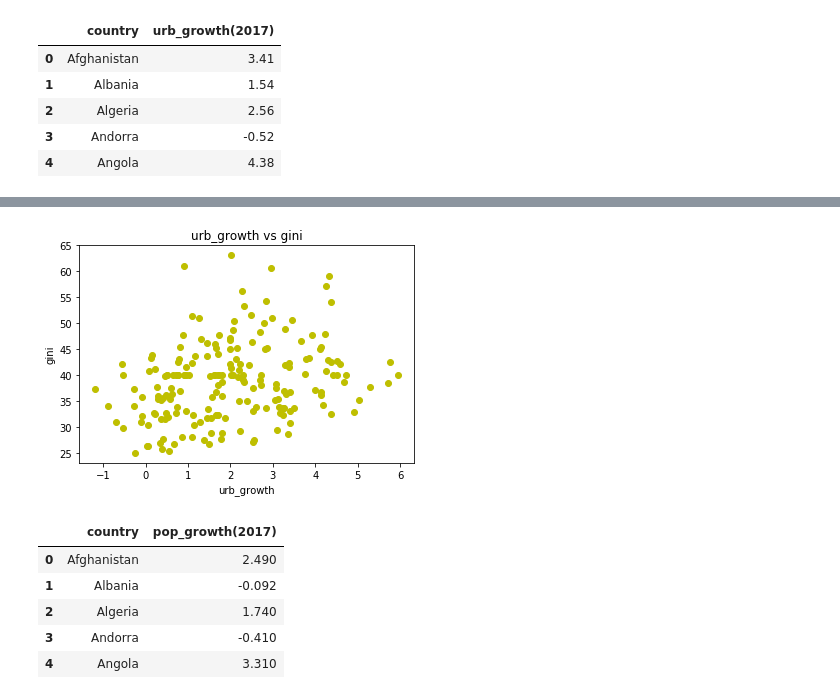
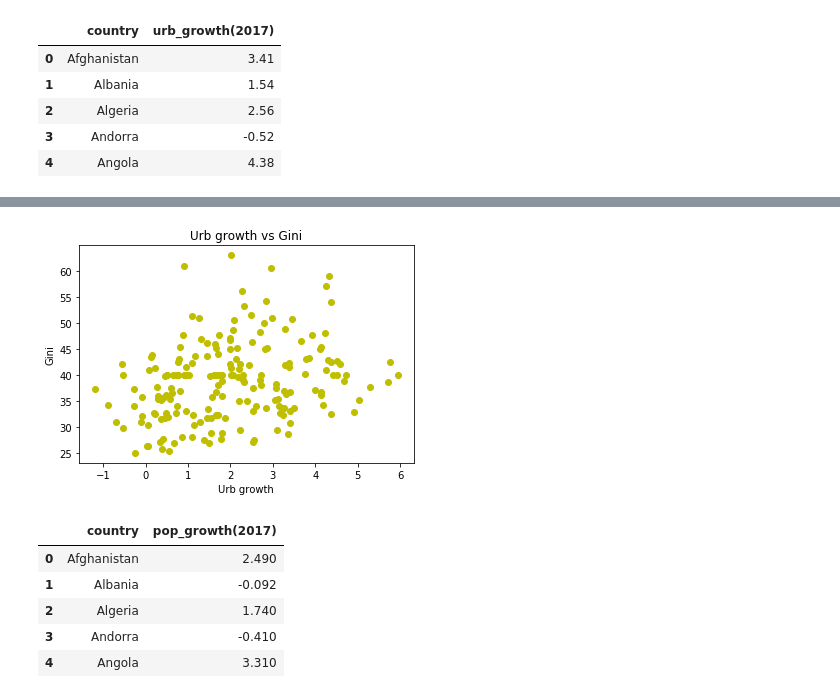
Before and after one commit to KC2016/Regional-Growth-Gapminder, a Jupyter notebook: Project2-KC.ipynb, the cells around one changed output, grey strips where cells are left out. Saved outputs shown, nothing was run; the diff lists cells and outputs as text; code cells hidden in the pictures.

```diff
--- a/Project2-KC.ipynb
+++ b/Project2-KC.ipynb
@@ -579,16 +563,16 @@ print(ug_gini)
 # %%
 #Graph urban growth vs gini
 
 x = ug_gini['urb_growth(2017)']
 y = ug_gini['gini(2017)']
 
 plt.scatter(x,y, color='y')
-plt.xlabel('urb_growth')
-plt.ylabel('gini')
-plt.title('urb_growth vs gini')
+plt.xlabel('Urb growth')
+plt.ylabel('Gini')
+plt.title('Urb growth vs Gini')
 plt.show()
 # %% [output]
-[figure, old version]
+[figure, new version]
 # %%
 # UG vs PG
 pop_growth_orig.drop(pop_growth_orig.iloc[:,1:-1], axis=1, inplace=True)
```
Also changed, not shown: parts of 36 cells of this notebook.
